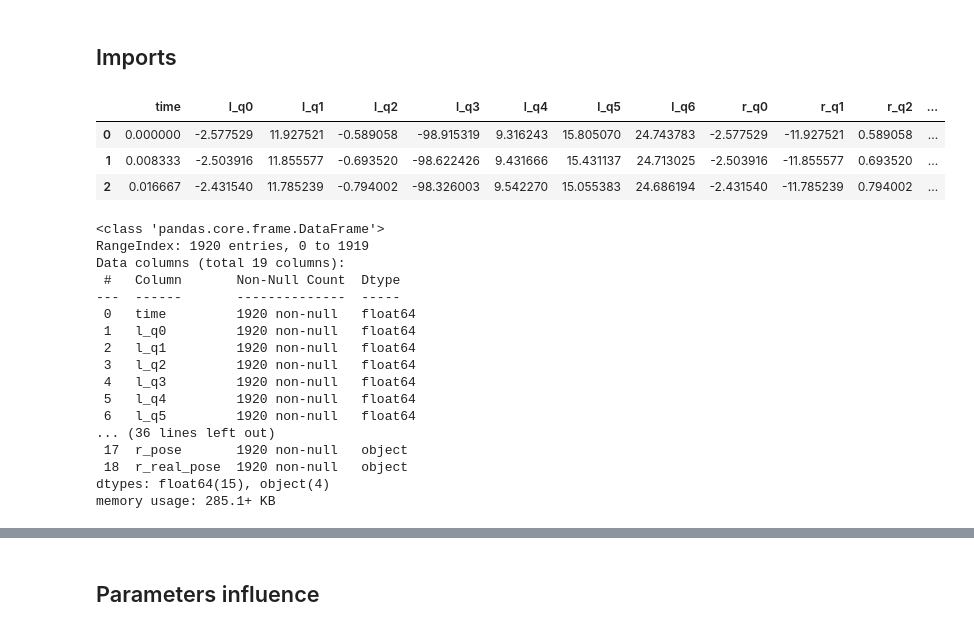
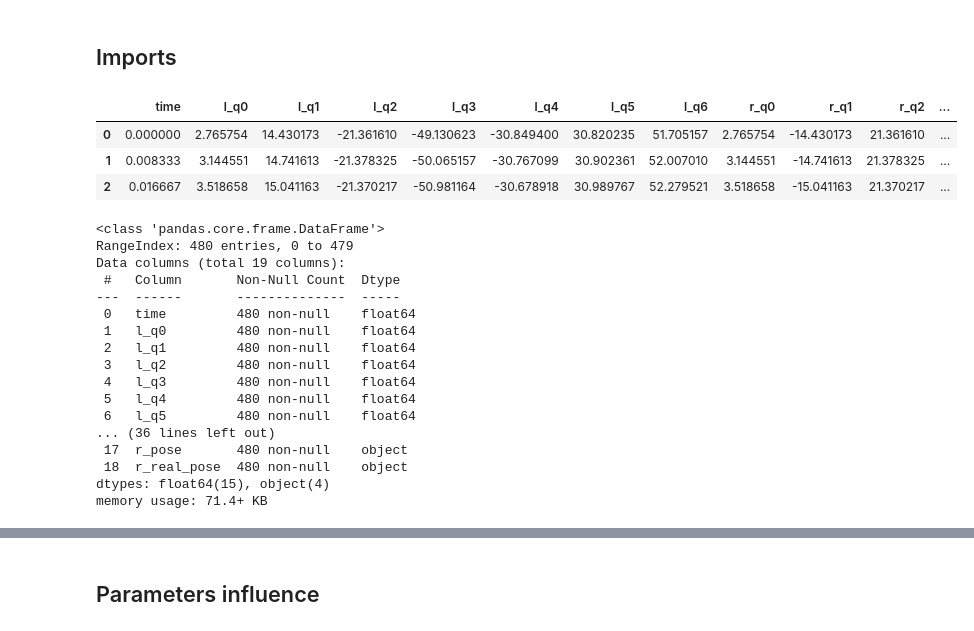
Before and after one commit to pollen-robotics/reachy2_qpik, a Jupyter notebook: src/example/pinocchio/metrics_eval.ipynb, the cells around one changed output, grey strips where cells are left out. Drawn from its saved outputs; the diff is of its cells as text; code cells hidden in the pictures.

```diff
--- a/src/example/pinocchio/metrics_eval.ipynb
+++ b/src/example/pinocchio/metrics_eval.ipynb
@@ -9,39 +9,39 @@ import pandas as pd
 import matplotlib.pyplot as plt
 from metrics import l2_error, rodrigues_error, combined_error
 # %%
-test = "circle"
+test = "line"
 
 filepath_sym = f'data/sym_{test}_data.csv'
 filepath_num = f'data/qp_{test}_data.csv'
 
 df_sym = pd.read_csv(filepath_sym, sep=",", header=0).copy()
 df_num = pd.read_csv(filepath_num, sep=",", header=0).copy()
 
 display(df_sym.head(3))
 df_sym.info()
 df_num.info()
 # %% [output]
 |  | time | l_q0 | l_q1 | l_q2 | l_q3 | l_q4 | l_q5 | l_q6 | r_q0 | r_q1 | r_q2 | ... |
-| 0 | 0.000000 | -2.577529 | 11.927521 | -0.589058 | -98.915319 | 9.316243 | 15.805070 | 24.743783 | -2.577529 | -11.927521 | 0.589058 | ... |
-| 1 | 0.008333 | -2.503916 | 11.855577 | -0.693520 | -98.622426 | 9.431666 | 15.431137 | 24.713025 | -2.503916 | -11.855577 | 0.693520 | ... |
-| 2 | 0.016667 | -2.431540 | 11.785239 | -0.794002 | -98.326003 | 9.542270 | 15.055383 | 24.686194 | -2.431540 | -11.785239 | 0.794002 | ... |
+| 0 | 0.000000 | 2.765754 | 14.430173 | -21.361610 | -49.130623 | -30.849400 | 30.820235 | 51.705157 | 2.765754 | -14.430173 | 21.361610 | ... |
+| 1 | 0.008333 | 3.144551 | 14.741613 | -21.378325 | -50.065157 | -30.767099 | 30.902361 | 52.007010 | 3.144551 | -14.741613 | 21.378325 | ... |
+| 2 | 0.016667 | 3.518658 | 15.041163 | -21.370217 | -50.981164 | -30.678918 | 30.989767 | 52.279521 | 3.518658 | -15.041163 | 21.370217 | ... |
 <class 'pandas.core.frame.DataFrame'>
-RangeIndex: 1920 entries, 0 to 1919
+RangeIndex: 480 entries, 0 to 479
 Data columns (total 19 columns):
  #   Column       Non-Null Count  Dtype
 ---  ------       --------------  -----
- 0   time         1920 non-null   float64
- 1   l_q0         1920 non-null   float64
- 2   l_q1         1920 non-null   float64
- 3   l_q2         1920 non-null   float64
- 4   l_q3         1920 non-null   float64
- 5   l_q4         1920 non-null   float64
- 6   l_q5         1920 non-null   float64
+ 0   time         480 non-null    float64
+ 1   l_q0         480 non-null    float64
+ 2   l_q1         480 non-null    float64
+ 3   l_q2         480 non-null    float64
+ 4   l_q3         480 non-null    float64
+ 5   l_q4         480 non-null    float64
+ 6   l_q5         480 non-null    float64
 ... (36 lines left out)
- 17  r_pose       1920 non-null   object
- 18  r_real_pose  1920 non-null   object
+ 17  r_pose       480 non-null    object
+ 18  r_real_pose  480 non-null    object
 dtypes: float64(15), object(4)
-memory usage: 285.1+ KB
+memory usage: 71.4+ KB
 # %%
 def parse_pose_matrix(matrix_str):
     """Convert a string of a matrix into a NumPy array."""
```
Also changed, not shown: parts of 7 cells of this notebook, 28 other files.
